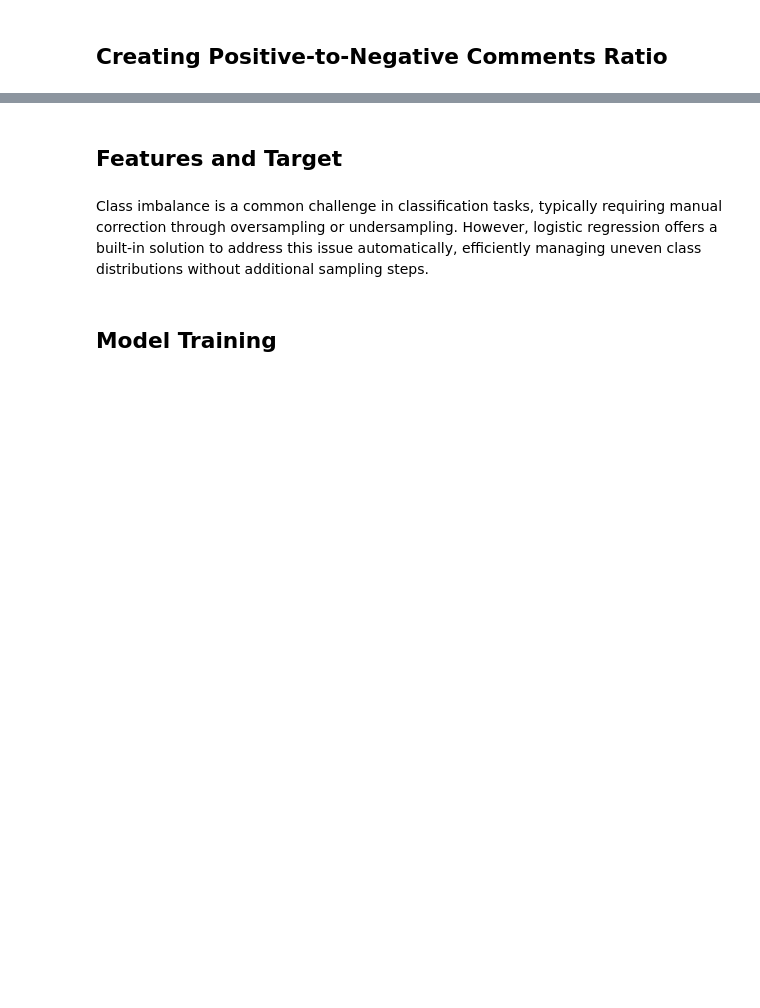
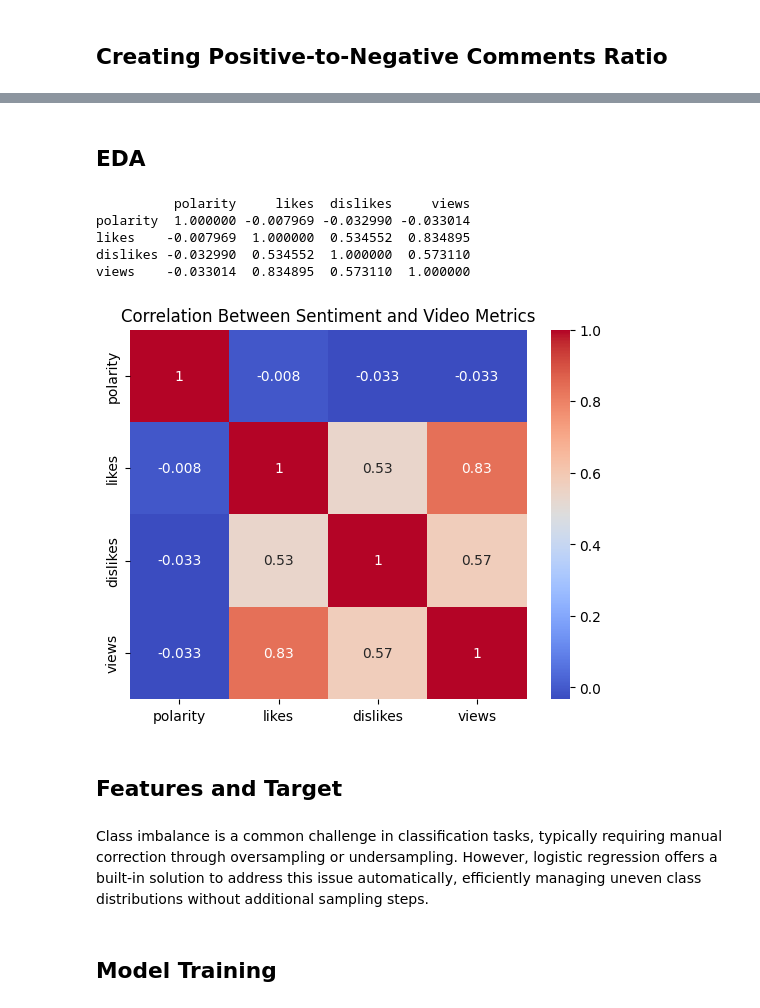
Before and after one commit to betanight/youtube_sentiment_analysis, a Jupyter notebook: notebooks/eda_analysis_fonz.ipynb, the cells around one changed output, grey strips where cells are left out. Drawn from its saved outputs; the diff is of its cells as text; code cells hidden in the pictures; blank space fills up the shorter version.

```diff
--- a/notebooks/eda_analysis_fonz.ipynb
+++ b/notebooks/eda_analysis_fonz.ipynb
@@ -278,3 +290,24 @@ memory usage: 42.2+ MB
+# %% [markdown]
+## EDA
+# %%
+# Merge video metrics with sentiment data
+merged_data = train_comments.drop(columns='likes').merge(videos, on='video_id', how='right')
+
+# Calculate correlation
+correlation = merged_data[['polarity', 'likes', 'dislikes', 'views']].corr()
+print(correlation)
+
+# Visualize correlation
+sns.heatmap(correlation, annot=True, cmap='coolwarm')
+plt.title('Correlation Between Sentiment and Video Metrics')
+plt.show()
+# %% [output]
+          polarity     likes  dislikes     views
+polarity  1.000000 -0.007969 -0.032990 -0.033014
+likes    -0.007969  1.000000  0.534552  0.834895
+dislikes -0.032990  0.534552  1.000000  0.573110
+views    -0.033014  0.834895  0.573110  1.000000
+[figure, added]
 # %% [markdown]
 ## Features and Target
 # %%
```
Also changed, not shown: parts of 8 cells of this notebook.
